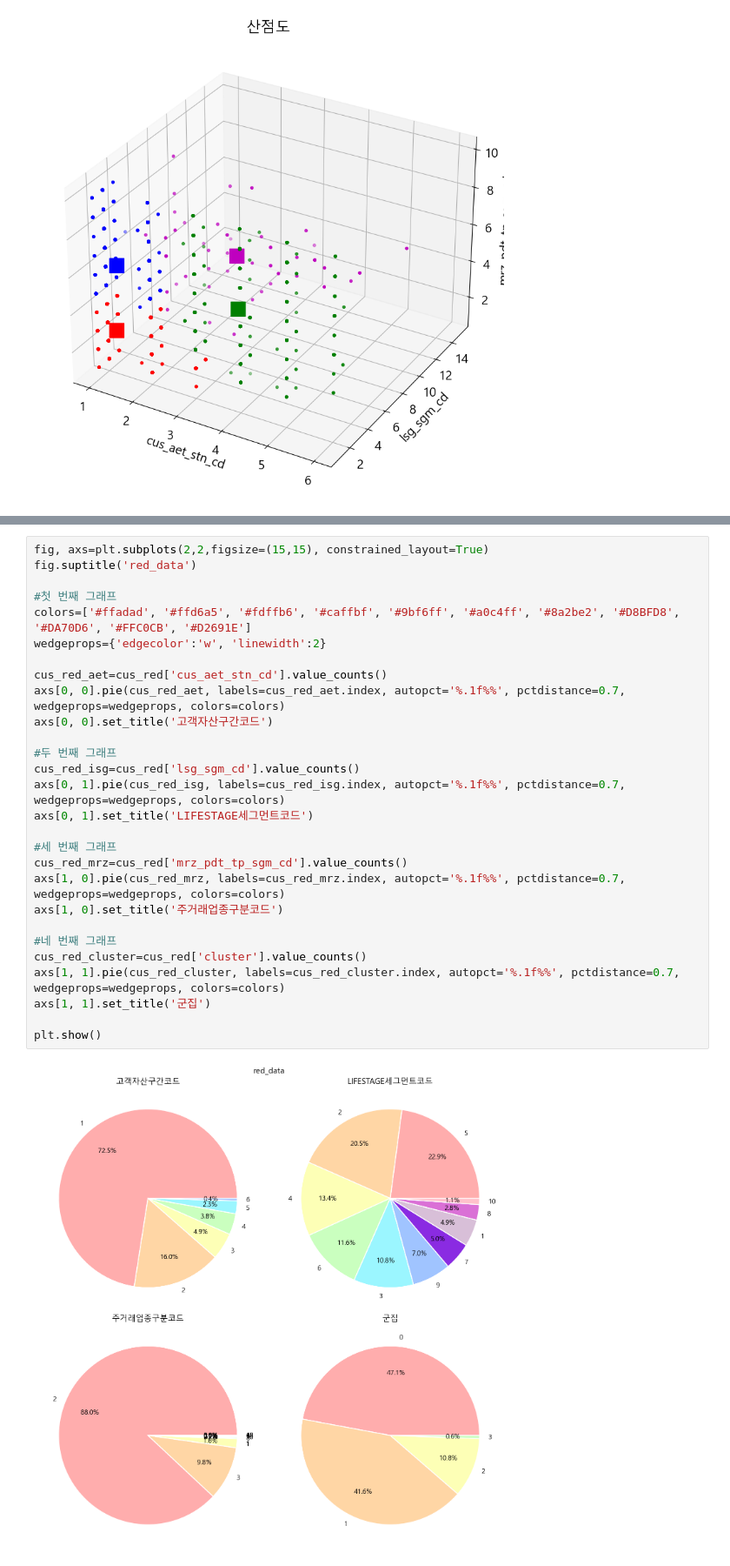
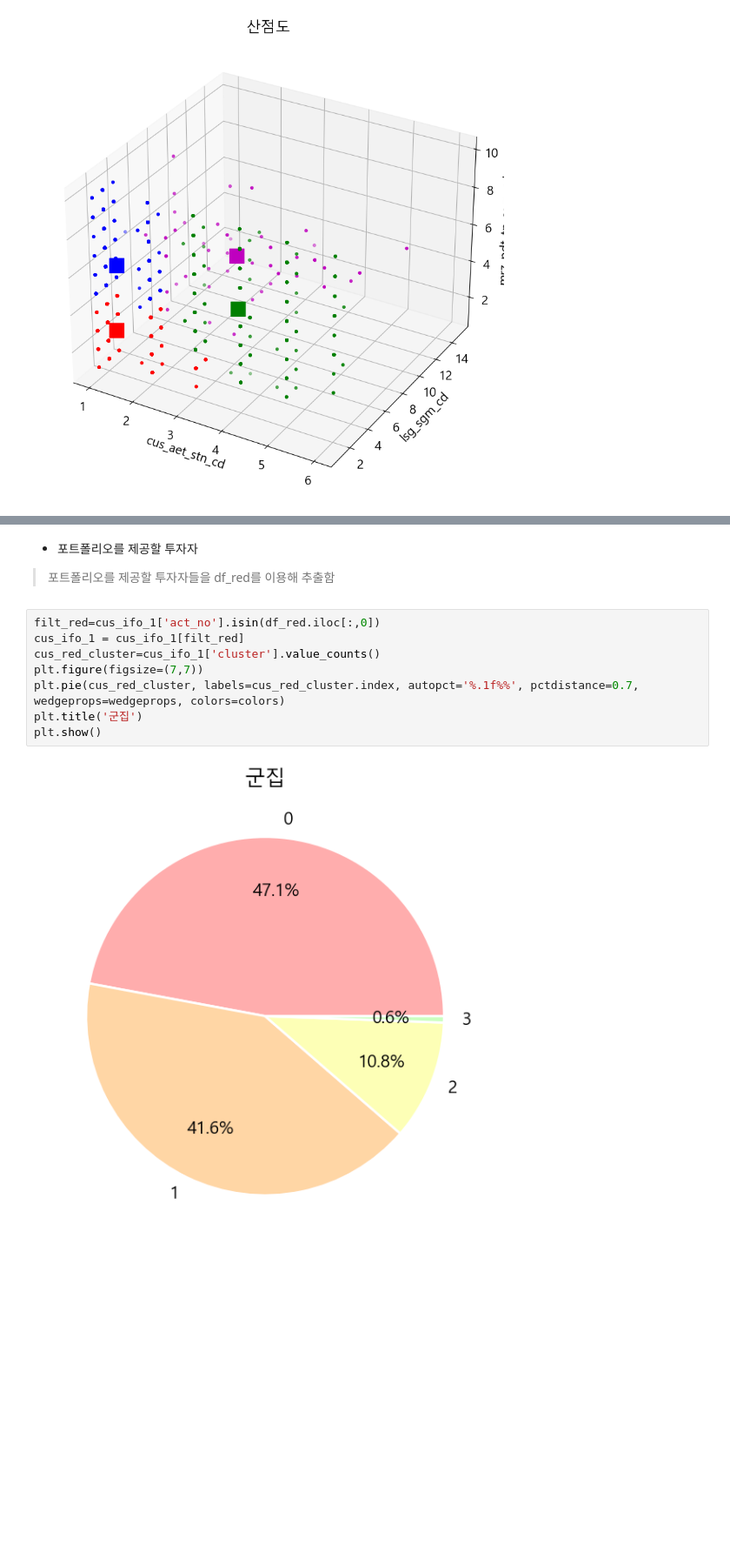
Before and after one commit to Dirtfy/NH_Project, a Jupyter notebook: test.ipynb, the cells around one changed output, grey strips where cells are left out. Shown at 87% size. Drawn from its saved outputs; the diff is of its cells as text; blank space fills up the shorter version.

```diff
--- a/test.ipynb
+++ b/test.ipynb
@@ -588,30 +620,13 @@ cus_red
+# %% [markdown]
+- 포트폴리오를 제공할 투자자
+> 포트폴리오를 제공할 투자자들을 df_red를 이용해 추출함
 # %%
-fig, axs=plt.subplots(2,2,figsize=(15,15), constrained_layout=True)
-fig.suptitle('red_data')
-
-#첫 번째 그래프
-colors=['#ffadad', '#ffd6a5', '#fdffb6', '#caffbf', '#9bf6ff', '#a0c4ff', '#8a2be2', '#D8BFD8', '#DA70D6', '#FFC0CB', '#D2691E']
-wedgeprops={'edgecolor':'w', 'linewidth':2}
-
-cus_red_aet=cus_red['cus_aet_stn_cd'].value_counts()
-axs[0, 0].pie(cus_red_aet, labels=cus_red_aet.index, autopct='%.1f%%', pctdistance=0.7, wedgeprops=wedgeprops, colors=colors)
-axs[0, 0].set_title('고객자산구간코드')
-
-#두 번째 그래프
-cus_red_isg=cus_red['lsg_sgm_cd'].value_counts()
-axs[0, 1].pie(cus_red_isg, labels=cus_red_isg.index, autopct='%.1f%%', pctdistance=0.7, wedgeprops=wedgeprops, colors=colors)
-axs[0, 1].set_title('LIFESTAGE세그먼트코드')
-
-#세 번째 그래프
-cus_red_mrz=cus_red['mrz_pdt_tp_sgm_cd'].value_counts()
-axs[1, 0].pie(cus_red_mrz, labels=cus_red_mrz.index, autopct='%.1f%%', pctdistance=0.7, wedgeprops=wedgeprops, colors=colors)
-axs[1, 0].set_title('주거래업종구분코드')
-
-#네 번째 그래프
-cus_red_cluster=cus_red['cluster'].value_counts()
-axs[1, 1].pie(cus_red_cluster, labels=cus_red_cluster.index, autopct='%.1f%%', pctdistance=0.7, wedgeprops=wedgeprops, colors=colors)
-axs[1, 1].set_title('군집')
-
+filt_red=cus_ifo_1['act_no'].isin(df_red.iloc[:,0])
+cus_ifo_1 = cus_ifo_1[filt_red]
+cus_red_cluster=cus_ifo_1['cluster'].value_counts()
+plt.figure(figsize=(7,7))
+plt.pie(cus_red_cluster, labels=cus_red_cluster.index, autopct='%.1f%%', pctdistance=0.7, wedgeprops=wedgeprops, colors=colors)
+plt.title('군집')
 plt.show()
 # %% [output]
-[figure, old version]
+[figure, new version]
```
Also changed, not shown: parts of 18 cells of this notebook, 1 other file.
